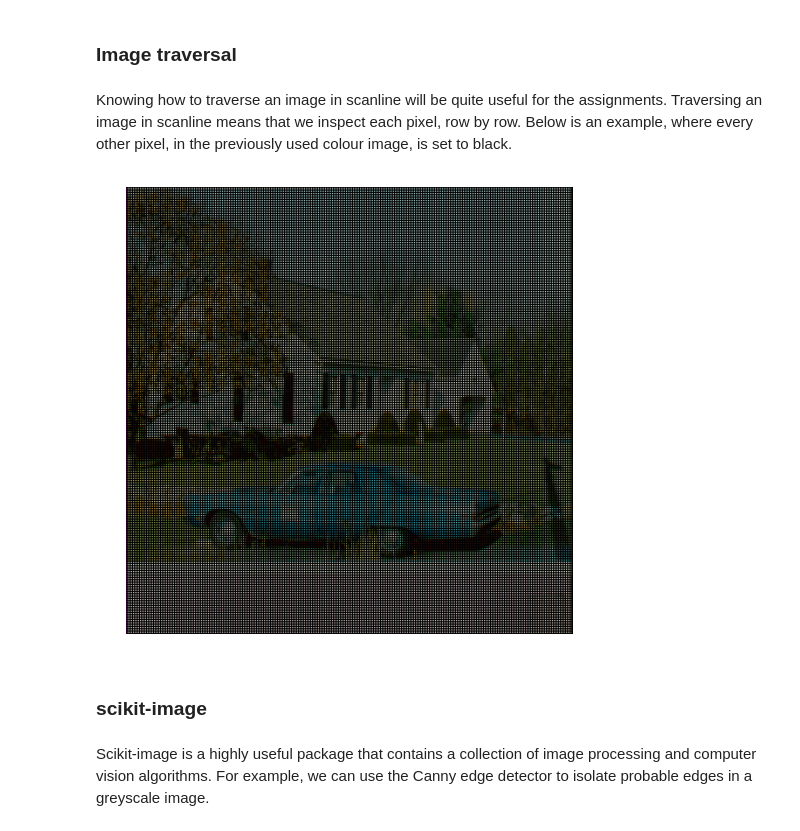
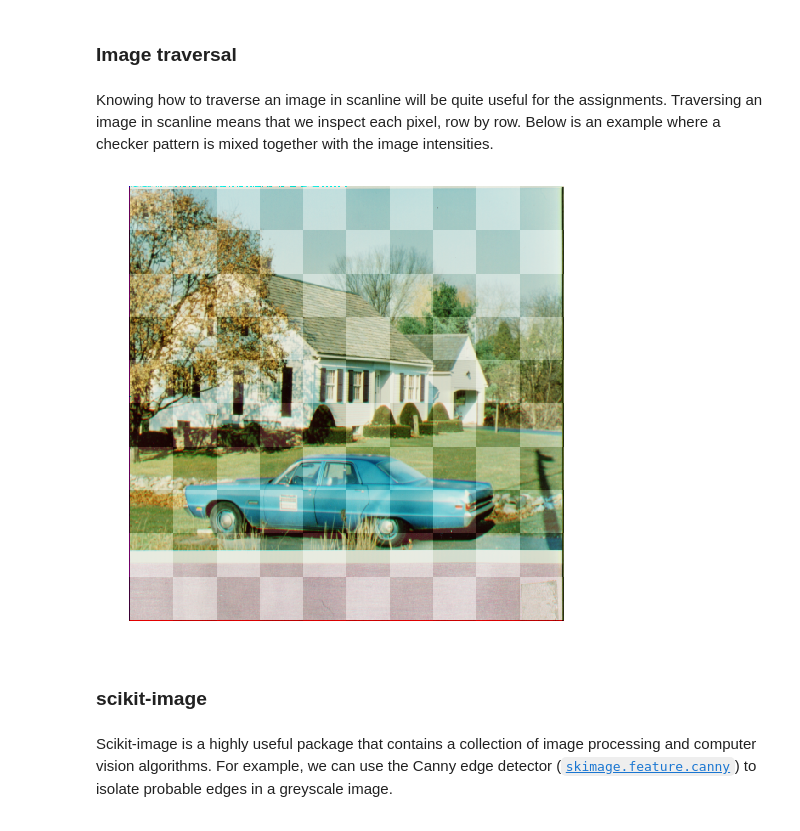
Before and after one commit to aleksaro/digital-image-processing-intro, a Jupyter notebook: digital-image-processing/getting-started/getting-started-python.ipynb, the cells around one changed output. Saved outputs shown, nothing was run; the diff lists cells and outputs as text; code cells hidden in the pictures.

```diff
--- a/digital-image-processing/getting-started/getting-started-python.ipynb
+++ b/digital-image-processing/getting-started/getting-started-python.ipynb
@@ -542,29 +665,33 @@ plt.show()
 # %% [markdown]
 ### Image traversal
 # %% [markdown]
-Knowing how to traverse an image in scanline will be quite useful for the assignments. Traversing an image in scanline means that we inspect each pixel, row by row. Below is an example, where every other pixel, in the previously used colour image, is set to black.
+Knowing how to traverse an image in scanline will be quite useful for the assignments. Traversing an image in scanline means that we inspect each pixel, row by row. Below is an example where a checker pattern is mixed together with the image intensities.
 # %%
 nb_rows = image.shape[0]
 nb_cols = image.shape[1]
 
-new_image = np.zeros_like(image)
+norm_image = image.astype(np.float) / 255
+height, width = norm_image.shape[:-1]
+
+new_image = np.zeros_like(norm_image)
 
 for y in range(nb_rows):
     for x in range(nb_cols):
         # Do something for each pixel here
-        if y % 2 == 0 and x % 2 == 0:
-            new_image[y, x, :] = image[y, x]
+        a = np.mod(np.floor((y/(height-1)) * 10) + np.floor((x/(width-1)) * 10), 2)
+        new_image[y, x] = norm_image[y,x]**0.7 * (1 - a) + norm_image[y,x]**1.3 * a
+
 
 plt.figure(figsize=(8, 8))
 plt.imshow(new_image, plt.cm.gray)
 plt.axis('off')
 plt.show()
 # %% [output]
-[figure, old version]
+[figure, new version]
 # %% [markdown]
 ### scikit-image
 # %% [markdown]
-Scikit-image is a highly useful package that contains a collection of image processing and computer vision algorithms. For example, we can use the Canny edge detector to isolate probable edges in a greyscale image.
+Scikit-image is a highly useful package that contains a collection of image processing and computer vision algorithms. For example, we can use the Canny edge detector ([`skimage.feature.canny`](http://scikit-image.org/docs/dev/api/skimage.feature.html#canny)) to isolate probable edges in a greyscale image.
 # %%
 from skimage.feature import canny
 
```
Also changed, not shown: parts of 127 cells of this notebook, 9 other files.
